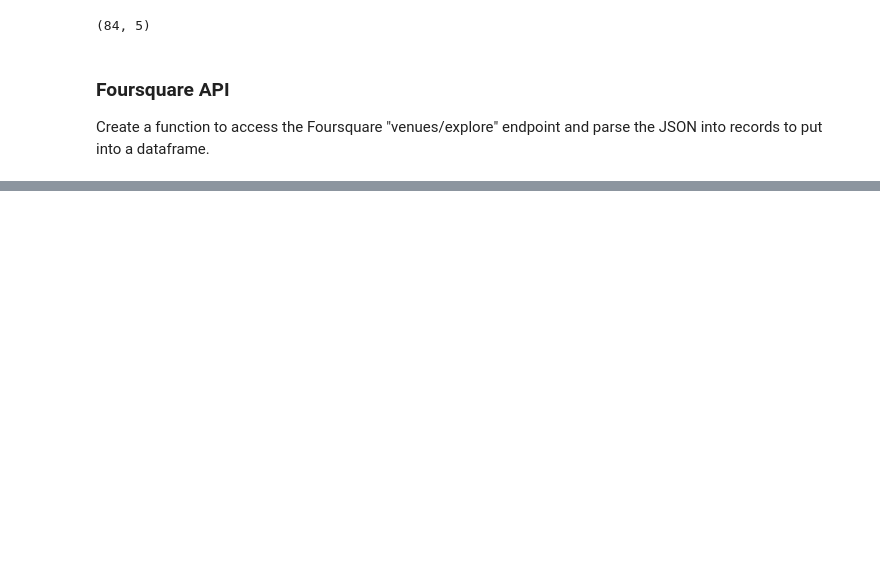
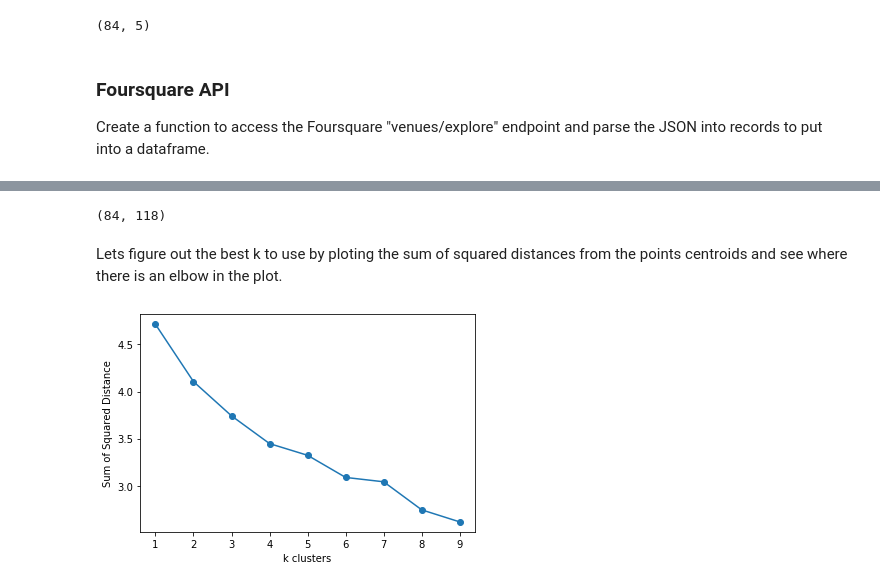
Before and after one commit to jonathanmishler/Coursera_Capstone, a Jupyter notebook: week3_notebook.ipynb, the cells around one changed output, grey strips where cells are left out. Drawn from its saved outputs; the diff is of its cells as text; code cells hidden in the pictures; blank space fills up the shorter version.

```diff
--- a/week3_notebook.ipynb
+++ b/week3_notebook.ipynb
@@ -338,0 +355,28 @@ tor_food.shape
+# %%
+cluster_features = tor_food[['Postcode', 'Distance']].join(pd.get_dummies(tor_food['Category']))
+cluster_features = cluster_features.groupby('Postcode').mean()
+# scale the average distance so it is between 0 and 1
+min_dist = cluster_features['Distance'].min()
+max_dist = cluster_features['Distance'].max()
+cluster_features['Distance'] = 0.5 * (cluster_features['Distance'] - min_dist) / (max_dist - min_dist)
+cluster_features.shape
+# %% [output]
+(84, 118)
+# %% [markdown]
+Lets figure out the best k to use by ploting the sum of squared distances from the points centroids and see where there is an elbow in the plot.
+# %%
+# store the sse for each run from k=1 - k=8
+ssd = list()
+k_to_try = list(range(1,10))
+for k in k_to_try:
+    km = KMeans(n_clusters=k, random_state=3)
+    km.fit(cluster_features)
+    ssd.append(km.inertia_)
+
+fig, ax = plt.subplots()
+ax.plot(k_to_try, ssd, '-o')
+ax.set_xlabel("k clusters")
+ax.set_ylabel("Sum of Squared Distance")
+plt.show()
+# %% [output]
+[figure, added]
```
Also changed, not shown: parts of 30 cells of this notebook, 1 other file.
